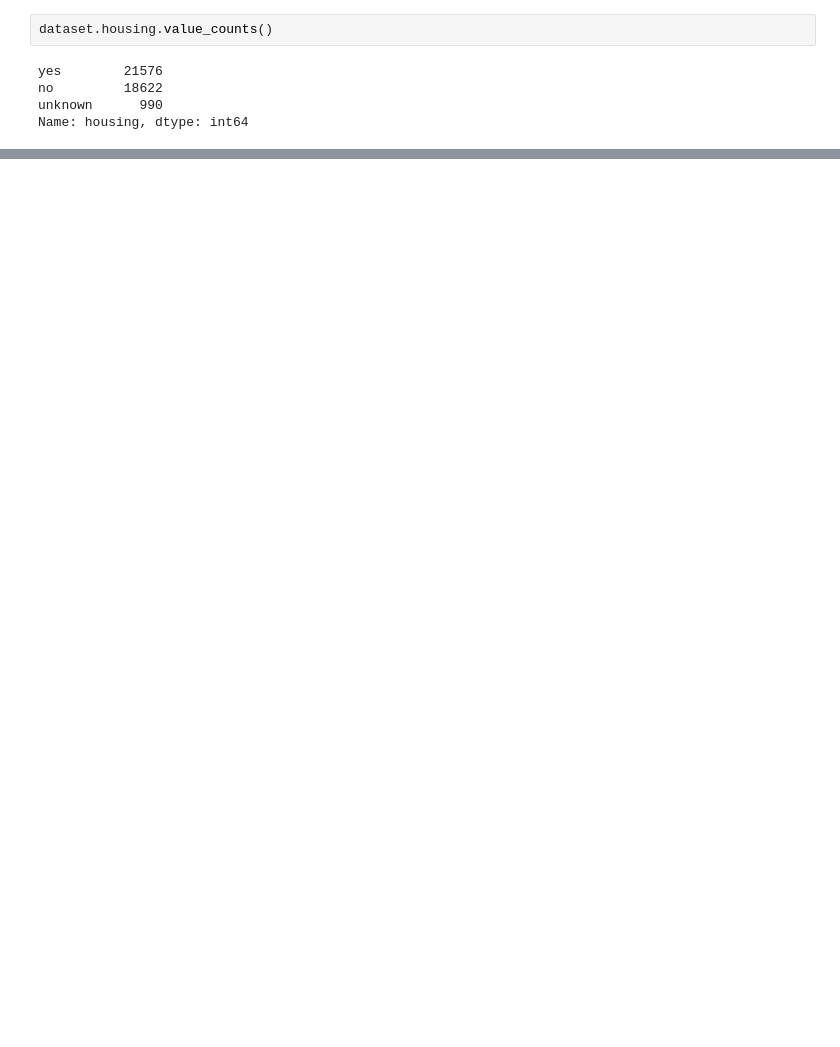
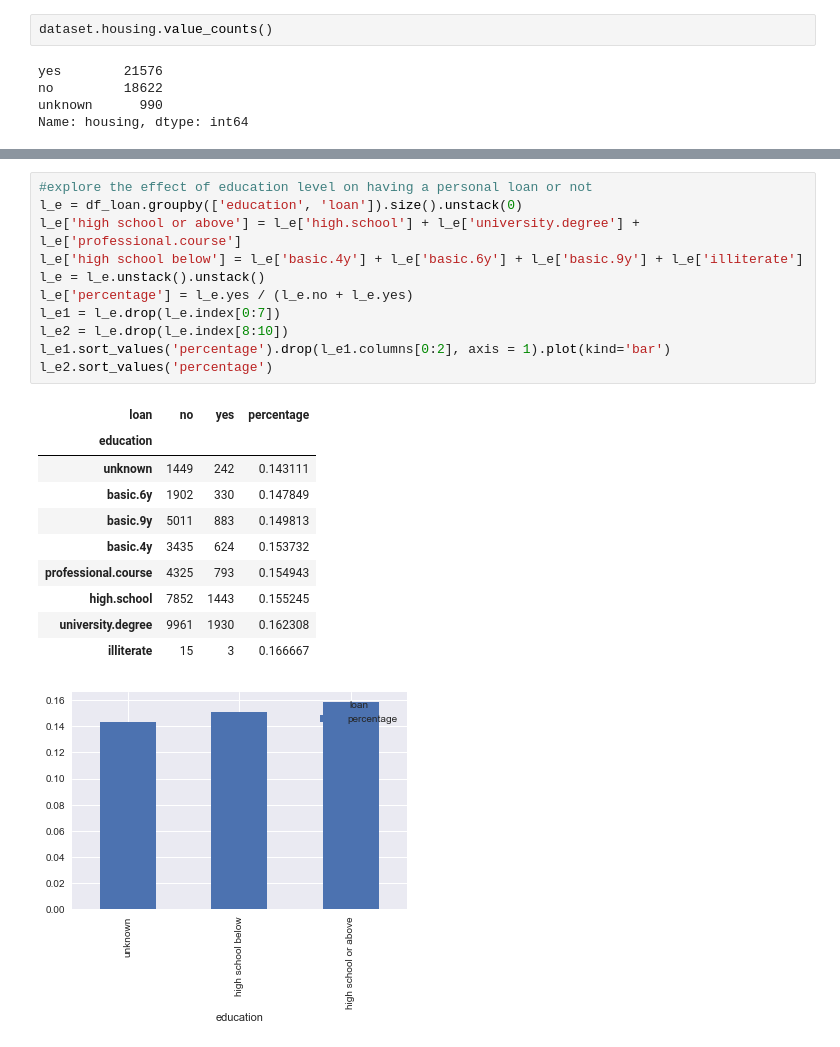
Before and after one commit to yatong2/Springboard, a Jupyter notebook: Capstone_Data_Exploration.ipynb, the cells around one changed output, grey strips where cells are left out. Saved outputs shown, nothing was run; the diff lists cells and outputs as text; blank space fills up the shorter version.

```diff
--- a/Capstone_Data_Exploration.ipynb
+++ b/Capstone_Data_Exploration.ipynb
@@ -58,0 +68,23 @@ h_m.sort_values('percentage')#.drop(h_m.columns[0:3], axis = 1).plot(kind='bar')
+# %%
+#explore the effect of education level on having a personal loan or not
+l_e = df_loan.groupby(['education', 'loan']).size().unstack(0)
+l_e['high school or above'] = l_e['high.school'] + l_e['university.degree'] + l_e['professional.course']
+l_e['high school below'] = l_e['basic.4y'] + l_e['basic.6y'] + l_e['basic.9y'] + l_e['illiterate']
+l_e = l_e.unstack().unstack()
+l_e['percentage'] = l_e.yes / (l_e.no + l_e.yes)
+l_e1 = l_e.drop(l_e.index[0:7])
+l_e2 = l_e.drop(l_e.index[8:10])
+l_e1.sort_values('percentage').drop(l_e1.columns[0:2], axis = 1).plot(kind='bar')
+l_e2.sort_values('percentage')
+# %% [output]
+| loan | no | yes | percentage |
+| education |  |  |  |
+| unknown | 1449 | 242 | 0.143111 |
+| basic.6y | 1902 | 330 | 0.147849 |
+| basic.9y | 5011 | 883 | 0.149813 |
+| basic.4y | 3435 | 624 | 0.153732 |
+| professional.course | 4325 | 793 | 0.154943 |
+| high.school | 7852 | 1443 | 0.155245 |
+| university.degree | 9961 | 1930 | 0.162308 |
+| illiterate | 15 | 3 | 0.166667 |
+[figure, added]
```
Also changed, not shown: parts of 14 cells of this notebook.
